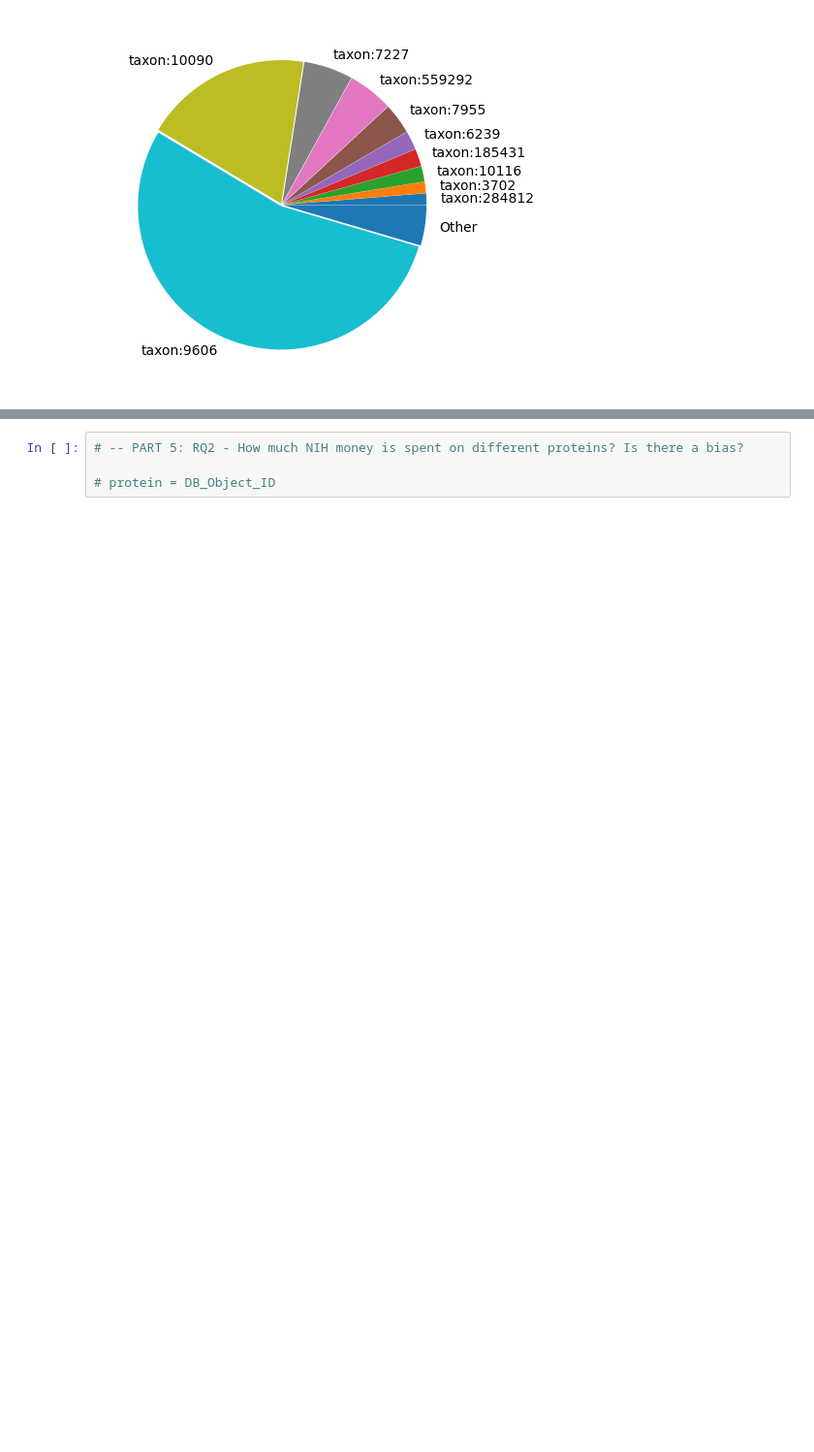
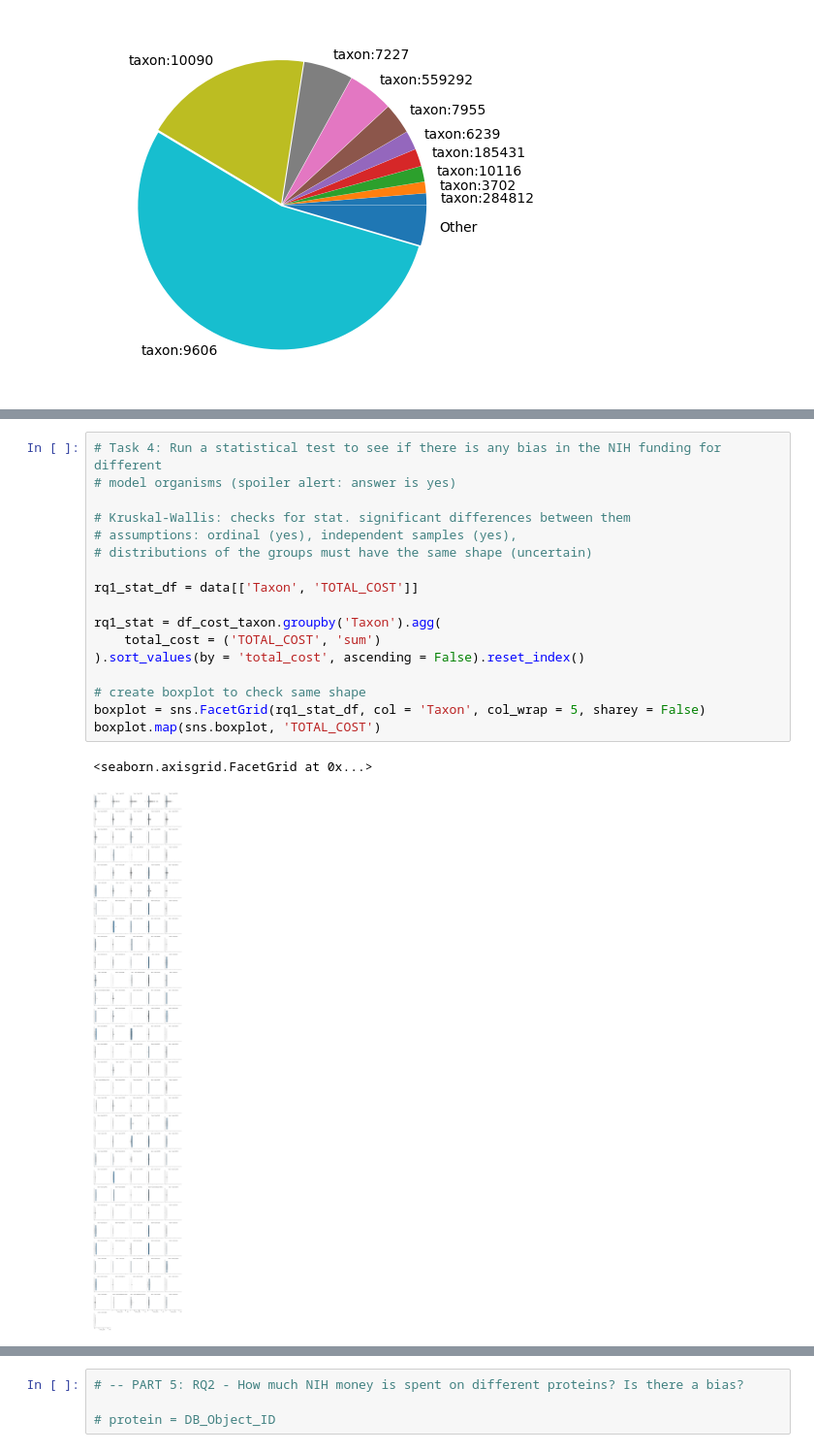
Before and after one commit to Moulica5374/NIH-Funding-Annotation-Analysis-Team-Project, a Jupyter notebook: Data_Analysis.ipynb, the cells around one changed output, grey strips where cells are left out. Shown at 97% size. Cells and saved outputs as stored; diff of their text form; blank space fills up the shorter version.

```diff
--- a/Data_Analysis.ipynb
+++ b/Data_Analysis.ipynb
@@ -218,0 +324,20 @@ tot_cost_per_taxon.head()
+# %%
+# Task 4: Run a statistical test to see if there is any bias in the NIH funding for different
+# model organisms (spoiler alert: answer is yes)
+
+# Kruskal-Wallis: checks for stat. significant differences between them
+# assumptions: ordinal (yes), independent samples (yes),
+# distributions of the groups must have the same shape (uncertain)
+
+rq1_stat_df = data[['Taxon', 'TOTAL_COST']]
+
+rq1_stat = df_cost_taxon.groupby('Taxon').agg(
+    total_cost = ('TOTAL_COST', 'sum')
+).sort_values(by = 'total_cost', ascending = False).reset_index()
+
+# create boxplot to check same shape
+boxplot = sns.FacetGrid(rq1_stat_df, col = 'Taxon', col_wrap = 5, sharey = False)
+boxplot.map(sns.boxplot, 'TOTAL_COST')
+# %% [output]
+<seaborn.axisgrid.FacetGrid at 0x...>
+[figure, added]
```
Also changed, not shown: parts of 10 cells of this notebook.
